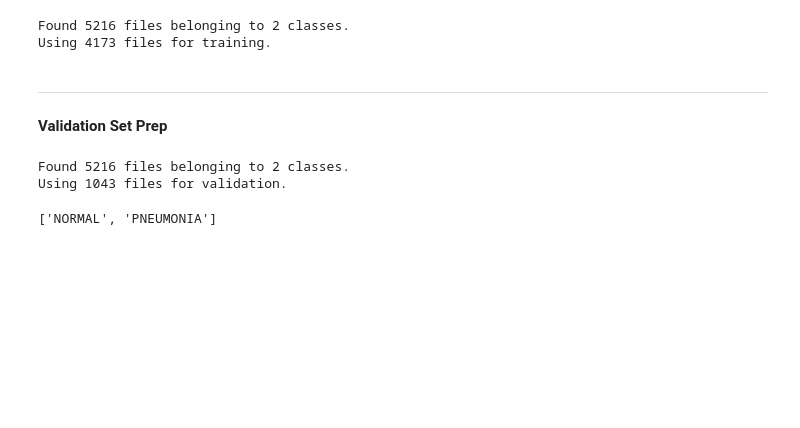
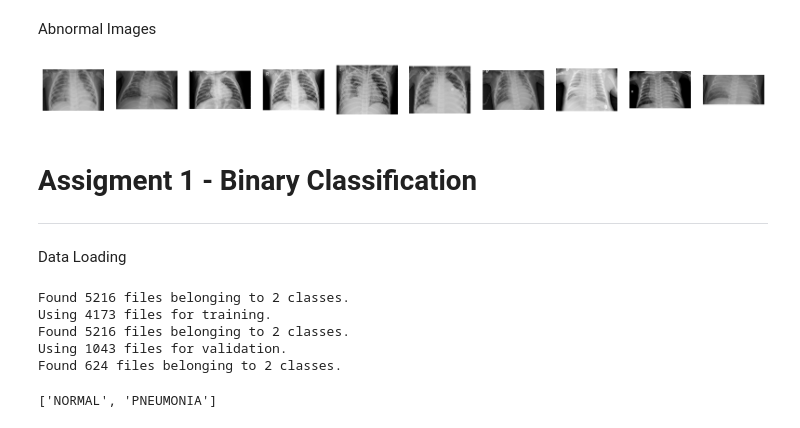
Before and after one commit to BarelHeby/Deep-Learning---Chest-X-Ray, a Jupyter notebook: Deep_Learning_Chest_Final_Project.ipynb, the cells around one changed output. Drawn from its saved outputs; the diff is of its cells as text; code cells hidden in the pictures; blank space fills up the shorter version.

```diff
--- a/Deep_Learning_Chest_Final_Project.ipynb
+++ b/Deep_Learning_Chest_Final_Project.ipynb
@@ -87,5 +84,23 @@ DIR_DATASET = "/content/chest_xray"
+# %% [markdown]
+Abnormal Images
+# %%
+abnormal_files_path = [os.path.join(DIR_DATASET,"train","PNEUMONIA",f) for f in os.listdir(os.path.join(DIR_DATASET,"train","PNEUMONIA"))][:10]
+fig, axes = plt.subplots(1, 10,figsize=(20,20))
+for index,img in enumerate(abnormal_files_path):
+  image = cv2.imread(img)
+  axes[index].imshow(image)
+  axes[index].axis("off")
+# %% [output]
+[figure, added]
+# %% [markdown]
+# Assigment 1 - Binary Classification
+
+---
+# %% [markdown]
+Data Loading
 # %%
 train_directory = join(DIR_DATASET,"train")
+test_directory = join(DIR_DATASET,"test")
 train_dataset = tf.keras.utils.image_dataset_from_directory(
     train_directory,
     validation_split=0.2,
@@ -94,25 +109,27 @@ train_dataset = tf.keras.utils.image_dataset_from_directory(
     image_size = (IMG_HEIGHT,IMG_WIDTH),
     batch_size = TF_BATCH_SIZE,
 )
+
+validation_dataset = tf.keras.utils.image_dataset_from_directory(
+    train_directory,
+    validation_split=0.2,
+    subset = "validation",
+    seed = TF_SEED,
+    image_size = (IMG_HEIGHT,IMG_WIDTH),
+    batch_size = TF_BATCH_SIZE
+)
+
+test_dataset = tf.keras.utils.image_dataset_from_directory(
+    test_directory,
+    image_size = (IMG_HEIGHT,IMG_WIDTH),
+    batch_size = TF_BATCH_SIZE
+)
 # %% [output]
 Found 5216 files belonging to 2 classes.
 Using 4173 files for training.
+Found 5216 files belonging to 2 classes.
+Using 1043 files for validation.
+Found 624 files belonging to 2 classes.
-# %% [markdown]
----
-
-**Validation Set Prep**
-# %%
-validation_dataset = tf.keras.utils.image_dataset_from_directory(
-    train_directory,
-    validation_split=0.2,
-    subset = "validation",
-    seed = TF_SEED,
-    image_size = (IMG_HEIGHT,IMG_WIDTH),
-    batch_size = TF_BATCH_SIZE
-)
-# %% [output]
-Found 5216 files belonging to 2 classes.
-Using 1043 files for validation.
 # %%
 train_dataset.class_names
 # %% [output]
```
Also changed, not shown: parts of 101 cells of this notebook.
